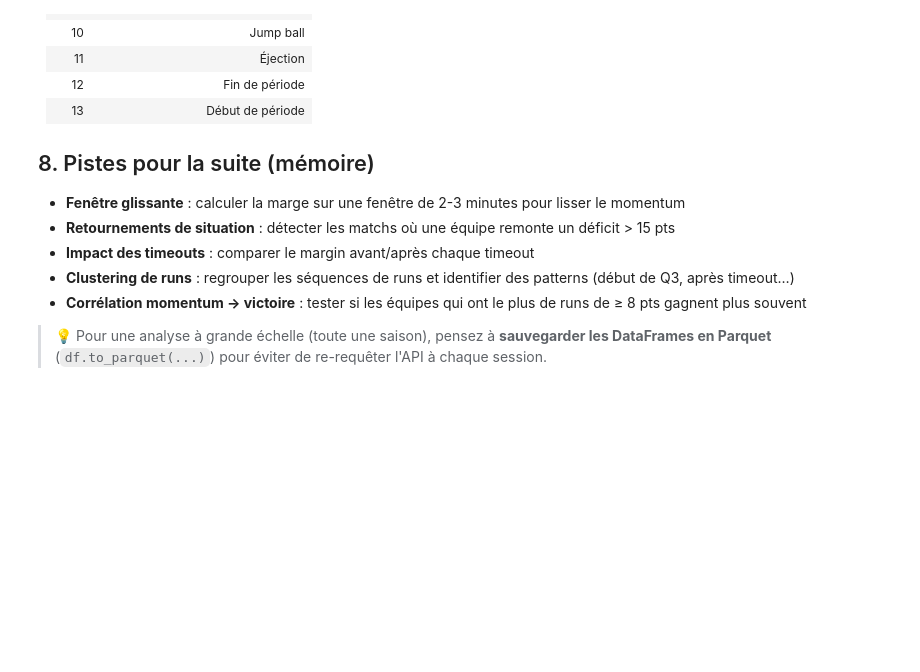
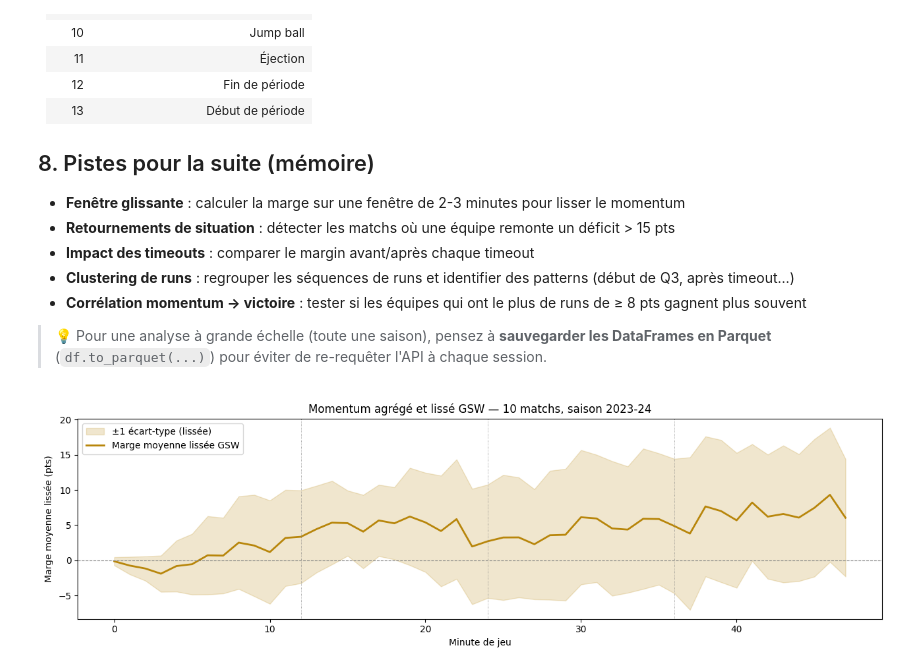
Before and after one commit to Lduvignacq/Analyse-statistique-du-momentum-dans-le-sport---Application-la-NBA, a Jupyter notebook: Demo nba_api.ipynb, the cells around one changed output. Cells and saved outputs as stored; diff of their text form; code cells hidden in the pictures; blank space fills up the shorter version.

```diff
--- a/Demo nba_api.ipynb
+++ b/Demo nba_api.ipynb
@@ -552,3 +565,69 @@ plt.show()
 - **Corrélation momentum → victoire** : tester si les équipes qui ont le plus de runs de ≥ 8 pts gagnent plus souvent
 
 > 💡 Pour une analyse à grande échelle (toute une saison), pensez à **sauvegarder les DataFrames en Parquet** (`df.to_parquet(...)`) pour éviter de re-requêter l'API à chaque session.
+# %%
+WINDOW_SIZE_MINUTES = 3
+WINDOW_SIZE_SECONDS = WINDOW_SIZE_MINUTES * 60
+
+# Sort the DataFrame by GAME_ID and ELAPSED_SECONDS for correct rolling window application
+df_all_pbp_sorted = df_all_pbp.sort_values(by=['GAME_ID', 'ELAPSED_SECONDS']).copy()
+
+def custom_rolling_mean(group):
+    # Create a temporary column for unique time index within the group
+    # Add a tiny, increasing offset for rows that have the same ELAPSED_SECONDS within a game
+    temp_time = group['ELAPSED_SECONDS'].astype(float)
+    duplicates_mask = group.duplicated(subset=['ELAPSED_SECONDS'], keep=False)
+    if duplicates_mask.any():
+        temp_time.loc[duplicates_mask] += (
+            group.loc[duplicates_mask].groupby('ELAPSED_SECONDS').cumcount() * 0.0001
+        )
+
+    # Create a temporary Series for rolling with a TimedeltaIndex
+    rolling_series_data = group['MARGIN_GSW'].copy()
+    rolling_series_data.index = pd.to_timedelta(temp_time, unit='s')
+
+    # Calculate the rolling mean
+    smoothed_margin_values = rolling_series_data.rolling(
+        f'{WINDOW_SIZE_MINUTES}min', closed='left', min_periods=1
+    ).mean()
+
+    # Crucially, ensure the returned Series has the *original index* of the `group` DataFrame
+    smoothed_margin_values.index = group.index
+    return smoothed_margin_values
+
+# Apply the custom rolling mean function to each game group
+df_all_pbp_sorted['SMOOTHED_MARGIN_GSW'] = df_all_pbp_sorted.groupby('GAME_ID', group_keys=False).apply(
+    custom_rolling_mean, include_groups=False
+)
+
+# Calculate MINUTE_BIN for the smoothed data
+df_all_pbp_sorted["MINUTE_BIN"] = df_all_pbp_sorted["ELAPSED_MINUTES"].apply(
+    lambda x: int(x) if pd.notna(x) else np.nan
+)
+
+# Aggregate the smoothed margin by minute bin
+agg_smoothed = (
+    df_all_pbp_sorted[df_all_pbp_sorted["MINUTE_BIN"].between(0, 47)]
+    .groupby("MINUTE_BIN")["SMOOTHED_MARGIN_GSW"]
+    .agg(["mean", "std", "count"])
+    .reset_index()
+)
+
+# Plotting the smoothed momentum
+fig, ax = plt.subplots(figsize=(13, 4))
+ax.fill_between(agg_smoothed["MINUTE_BIN"],
+                agg_smoothed["mean"] - agg_smoothed["std"], agg_smoothed["mean"] + agg_smoothed["std"],
+                alpha=0.2, color="darkgoldenrod", label="±1 écart-type (lissée)")
+ax.plot(agg_smoothed["MINUTE_BIN"], agg_smoothed["mean"], color="darkgoldenrod", lw=2, label="Marge moyenne lissée GSW")
+ax.axhline(0, color="gray", lw=0.8, linestyle="--")
+for q, t in enumerate([12, 24, 36], start=1):
+    ax.axvline(t, color="gray", lw=0.6, linestyle=":")
+
+ax.set_xlabel("Minute de jeu")
+ax.set_ylabel("Marge moyenne lissée (pts)")
+ax.set_title(f"Momentum agrégé et lissé GSW — {N_GAMES} matchs, saison {SEASON}")
+ax.legend()
+plt.tight_layout()
+plt.show()
+# %% [output]
+[figure, added]
```
Also changed, not shown: parts of 16 cells of this notebook.
